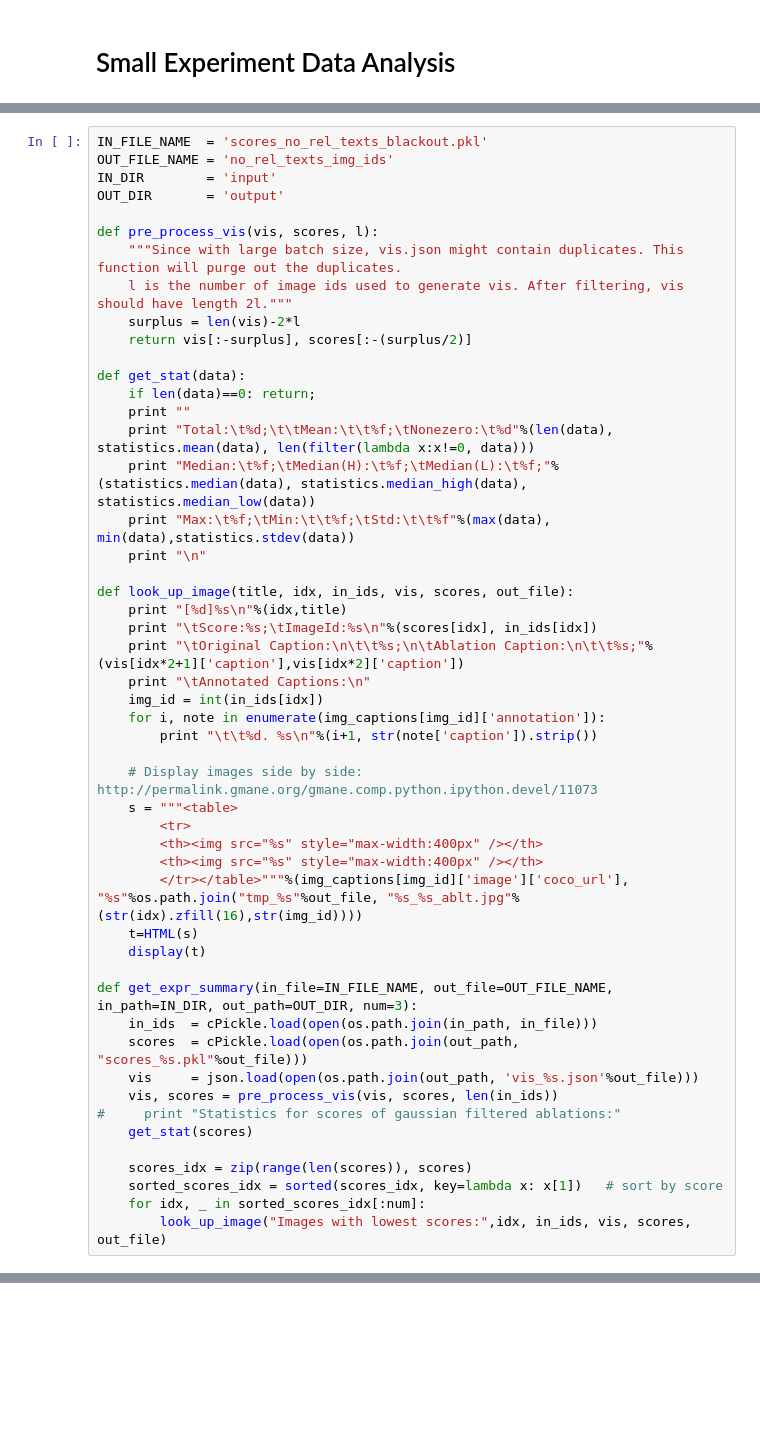
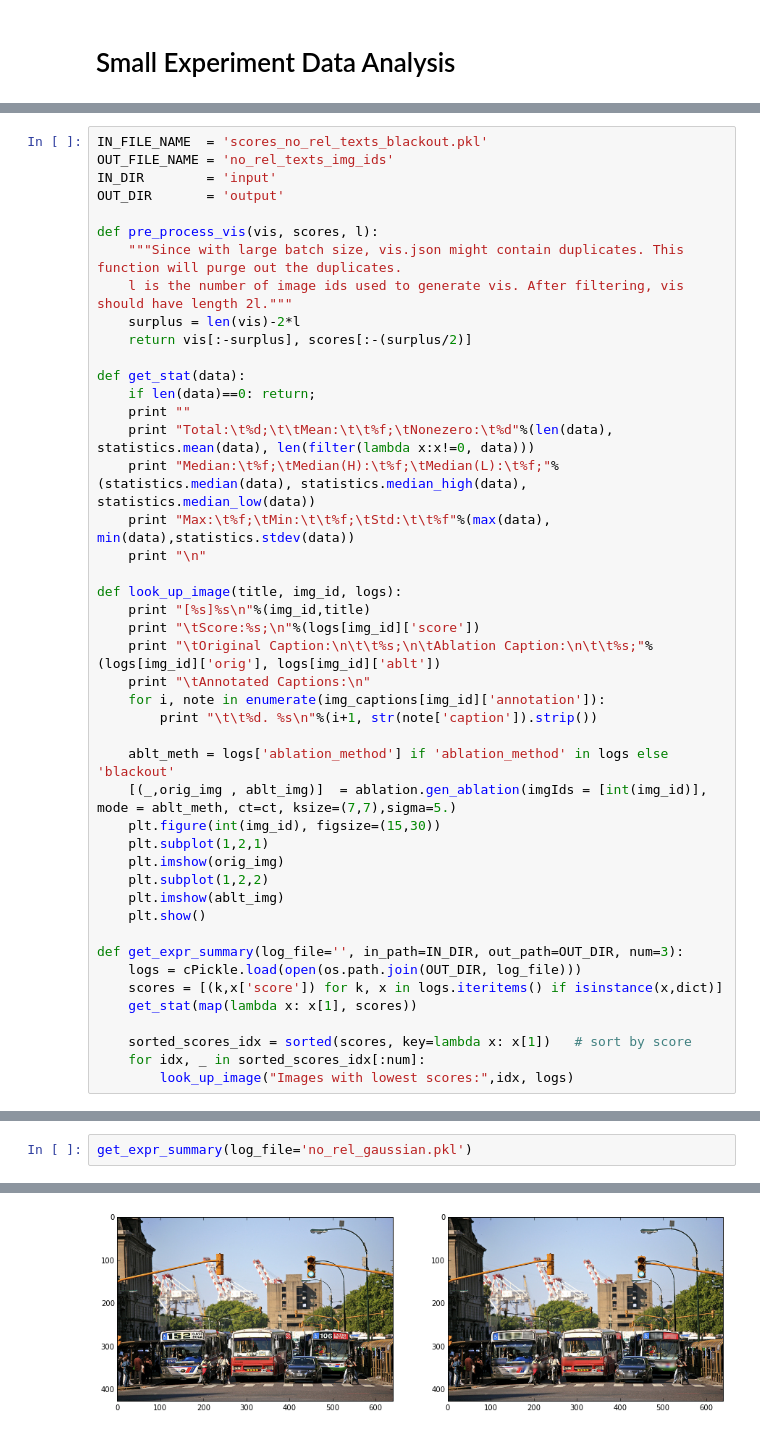
Before and after one commit to stevenygd/textmatters, a Jupyter notebook: SmallExperiment.ipynb, the cells around one changed output, grey strips where cells are left out. Saved outputs shown, nothing was run; the diff lists cells and outputs as text; blank space fills up the shorter version.

```diff
--- a/SmallExperiment.ipynb
+++ b/SmallExperiment.ipynb
@@ -63,33 +82,28 @@ def get_stat(data):
     print "Max:\t%f;\tMin:\t\t%f;\tStd:\t\t%f"%(max(data), min(data),statistics.stdev(data))
     print "\n"
 
-def look_up_image(title, idx, in_ids, vis, scores, out_file):
-    print "[%d]%s\n"%(idx,title)
-    print "\tScore:%s;\tImageId:%s\n"%(scores[idx], in_ids[idx])
-    print "\tOriginal Caption:\n\t\t%s;\n\tAblation Caption:\n\t\t%s;"%(vis[idx*2+1]['caption'],vis[idx*2]['caption'])
+def look_up_image(title, img_id, logs):
+    print "[%s]%s\n"%(img_id,title)
+    print "\tScore:%s;\n"%(logs[img_id]['score'])
+    print "\tOriginal Caption:\n\t\t%s;\n\tAblation Caption:\n\t\t%s;"%(logs[img_id]['orig'], logs[img_id]['ablt'])
     print "\tAnnotated Captions:\n"
-    img_id = int(in_ids[idx])
     for i, note in enumerate(img_captions[img_id]['annotation']):
         print "\t\t%d. %s\n"%(i+1, str(note['caption']).strip())
 
-    # Display images side by side: http://permalink.gmane.org/gmane.comp.python.ipython.devel/11073
-    s = """<table>
-        <tr>
-        <th><img src="%s" style="max-width:400px" /></th>
-        <th><img src="%s" style="max-width:400px" /></th>
-        </tr></table>"""%(img_captions[img_id]['image']['coco_url'], "%s"%os.path.join("tmp_%s"%out_file, "%s_%s_ablt.jpg"%(str(idx).zfill(16),str(img_id))))
-    t=HTML(s)
-    display(t)
+    ablt_meth = logs['ablation_method'] if 'ablation_method' in logs else 'blackout'
+    [(_,orig_img , ablt_img)]  = ablation.gen_ablation(imgIds = [int(img_id)], mode = ablt_meth, ct=ct, ksize=(7,7),sigma=5.)
+    plt.figure(int(img_id), figsize=(15,30))
+    plt.subplot(1,2,1)
+    plt.imshow(orig_img)
+    plt.subplot(1,2,2)
+    plt.imshow(ablt_img)
+    plt.show()
 
-def get_expr_summary(in_file=IN_FILE_NAME, out_file=OUT_FILE_NAME, in_path=IN_DIR, out_path=OUT_DIR, num=3):
-    in_ids  = cPickle.load(open(os.path.join(in_path, in_file)))
-    scores  = cPickle.load(open(os.path.join(out_path, "scores_%s.pkl"%out_file)))
-    vis     = json.load(open(os.path.join(out_path, 'vis_%s.json'%out_file)))
-    vis, scores = pre_process_vis(vis, scores, len(in_ids))
-#     print "Statistics for scores of gaussian filtered ablations:"
-    get_stat(scores)
+def get_expr_summary(log_file='', in_path=IN_DIR, out_path=OUT_DIR, num=3):
+    logs = cPickle.load(open(os.path.join(OUT_DIR, log_file)))
+    scores = [(k,x['score']) for k, x in logs.iteritems() if isinstance(x,dict)]
+    get_stat(map(lambda x: x[1], scores))
 
-    scores_idx = zip(range(len(scores)), scores)
-    sorted_scores_idx = sorted(scores_idx, key=lambda x: x[1])   # sort by score
+    sorted_scores_idx = sorted(scores, key=lambda x: x[1])   # sort by score
     for idx, _ in sorted_scores_idx[:num]:
-        look_up_image("Images with lowest scores:",idx, in_ids, vis, scores, out_file)
+        look_up_image("Images with lowest scores:",idx, logs)
@@ -403,0 +110,3 @@ print len(in_ids), len(set(in_ids)), 392136 in in_ids
+# %%
+get_expr_summary(log_file='no_rel_gaussian.pkl')
+# %% [output]
@@ -403,0 +130 @@ print len(in_ids), len(set(in_ids)), 392136 in in_ids
+[figure, added]
```
Also changed, not shown: parts of 10 cells of this notebook, 2 other files.
